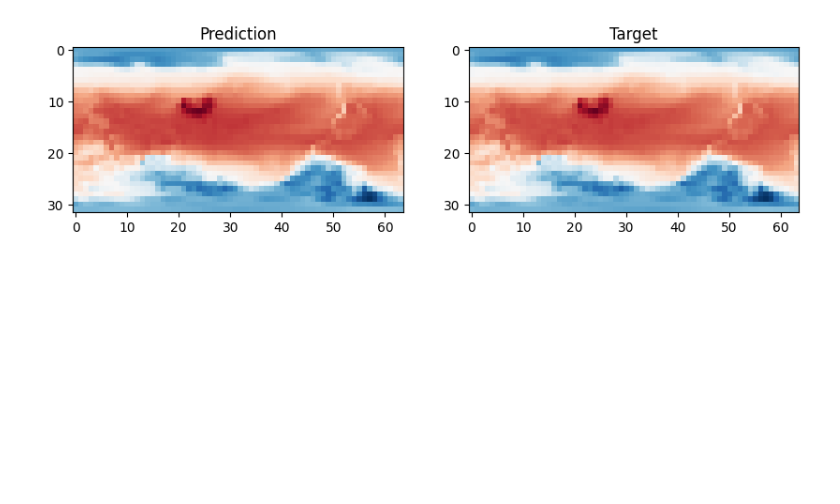
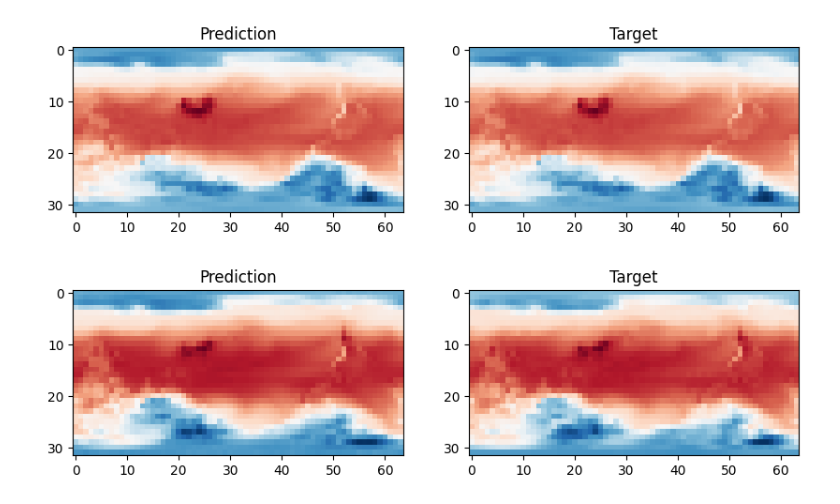
Before and after one commit to BaratiLab/CaFA, a Jupyter notebook: inference_demo.ipynb, the cells around one changed output. Saved outputs shown, nothing was run; the diff lists cells and outputs as text; code cells hidden in the pictures; blank space fills up the shorter version.

```diff
--- a/inference_demo.ipynb
+++ b/inference_demo.ipynb
@@ -81,7 +86,8 @@ def fetch_and_process(dat_path,
 ### try prediction on 2018-01-01 00:00:00
 init_time = datetime(2018, 1, 1, 0, 0, 0)
 ### specify the path to the zarr file
-dat_path = '1959-2022-6h-64x32_equiangular_with_poles_conservative.zarr'
+base_path = # your path
+dat_path = base_path + '1959-2022-6h-64x32_equiangular_with_poles_conservative.zarr'
 ### get the input and output features
 input_dict, target_dict = fetch_and_process(dat_path, init_time)
 # %%
@@ -119,3 +126,14 @@ axs[1].set_title('Target')
 plt.show()
 # %% [output]
 [figure]
+# %%
+fig, axs = plt.subplots(1, 2, figsize=(10, 5))
+# prediction
+axs[0].imshow(pred_dict['2m_temperature'][0, -1].cpu().numpy(), cmap='RdBu_r')
+axs[0].set_title('Prediction')
+# target
+axs[1].imshow(target_dict['2m_temperature'][0, -1].cpu().numpy(), cmap='RdBu_r')
+axs[1].set_title('Target')
+plt.show()
+# %% [output]
+[figure, added]
```
Also changed, not shown: parts of 2 cells of this notebook.
